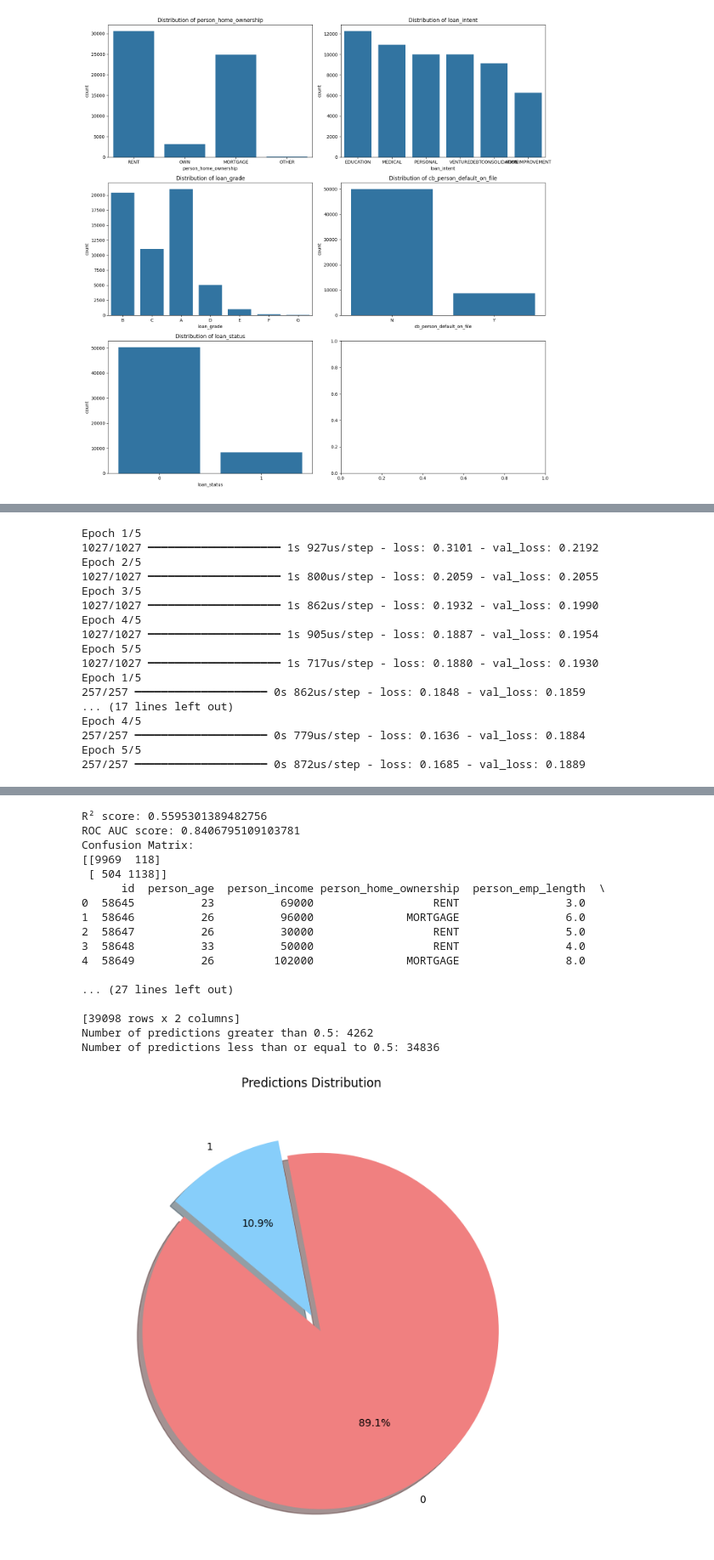
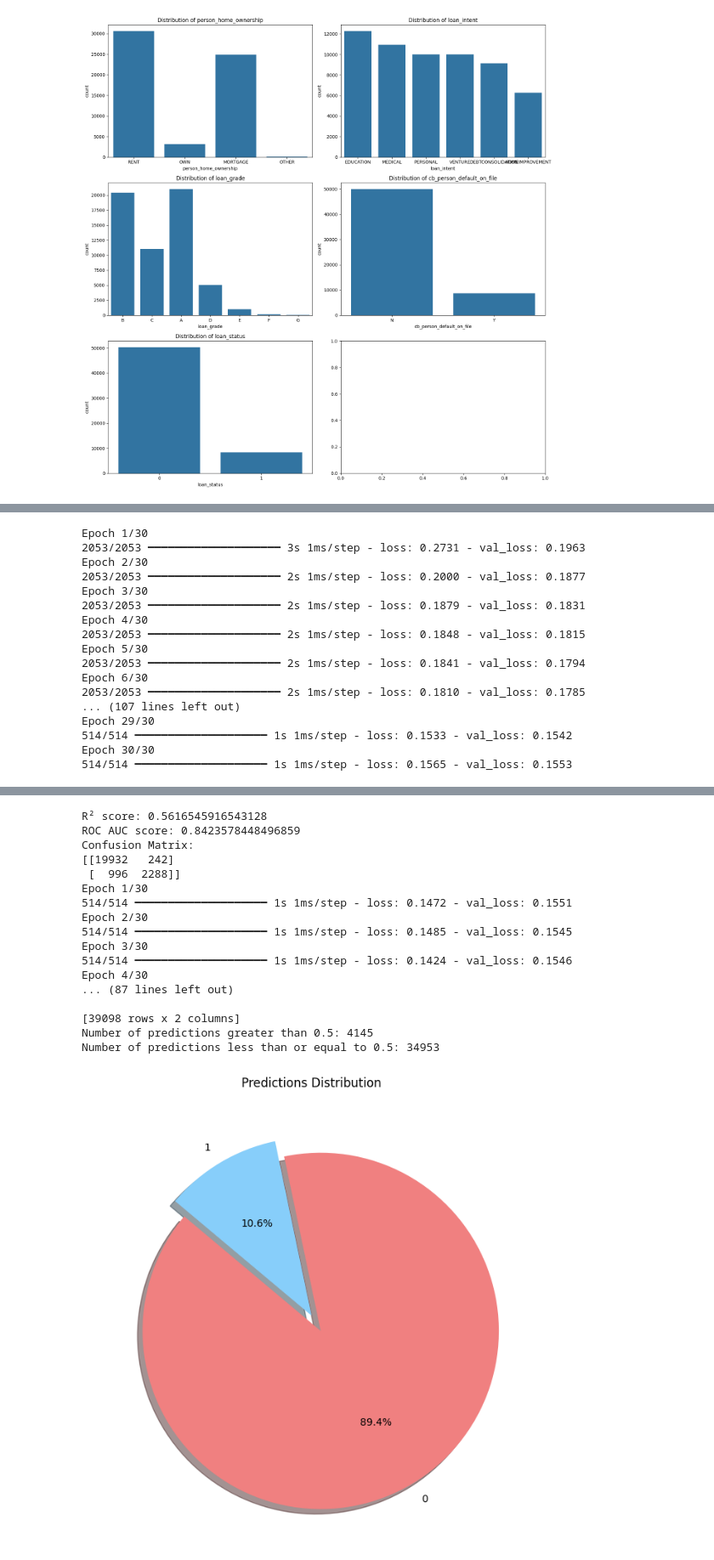
Before and after one commit to Dxuian/ml, a Jupyter notebook: resume/a.ipynb, the cells around one changed output, grey strips where cells are left out. Shown at 85% size. Saved outputs shown, nothing was run; the diff lists cells and outputs as text; code cells hidden in the pictures.

```diff
--- a/resume/a.ipynb
+++ b/resume/a.ipynb
@@ -170,7 +774,7 @@ class AutoencoderModel:
 
         return autoencoder
 
-    def train(self, X_train, y_train, epochs=5, batch_size=32, validation_split=0.3):
+    def train(self, X_train, y_train, epochs=30, batch_size=32, validation_split=0.3):
         self.autoencoder.fit(X_train, y_train, epochs=epochs, batch_size=batch_size, validation_split=validation_split)
 
     def predict(self, X_test):
@@ -189,7 +793,6 @@ input_dim = X_train.shape[1]
 autoencoder_model = AutoencoderModel(input_dim)
 autoencoder_model.summary()
 autoencoder_model.train(X_train, y_train)
-autoencoder_model.train(X_test, y_test)
 
 # Predict the values using the autoencoder
 y_pred = autoencoder_model.predict(X_test)
@@ -245,6 +848,7 @@ if len(ids_test) == len(y_pred_binary):
     print(cm)
 else:
     print("Error: Lengths of ids_test and y_pred_binary do not match.")
+autoencoder_model.train(X_test, y_test)
 
 # Load the test.csv file
 test = pd.read_csv('test.csv')
@@ -329,41 +933,41 @@ Model: "functional_225"
 └─────────────────────────────────┴────────────────────────┴───────────────┘
  Total params: 1,793 (7.00 KB)
  Trainable params: 1,793 (7.00 KB)
  Non-trainable params: 0 (0.00 B)
-Epoch 1/5
-1027/1027 ━━━━━━━━━━━━━━━━━━━━ 1s 927us/step - loss: 0.3101 - val_loss: 0.2192
-Epoch 2/5
-1027/1027 ━━━━━━━━━━━━━━━━━━━━ 1s 800us/step - loss: 0.2059 - val_loss: 0.2055
-Epoch 3/5
-1027/1027 ━━━━━━━━━━━━━━━━━━━━ 1s 862us/step - loss: 0.1932 - val_loss: 0.1990
-Epoch 4/5
-1027/1027 ━━━━━━━━━━━━━━━━━━━━ 1s 905us/step - loss: 0.1887 - val_loss: 0.1954
-Epoch 5/5
-1027/1027 ━━━━━━━━━━━━━━━━━━━━ 1s 717us/step - loss: 0.1880 - val_loss: 0.1930
-Epoch 1/5
-257/257 ━━━━━━━━━━━━━━━━━━━━ 0s 862us/step - loss: 0.1848 - val_loss: 0.1859
-... (17 lines left out)
-Epoch 4/5
-257/257 ━━━━━━━━━━━━━━━━━━━━ 0s 779us/step - loss: 0.1636 - val_loss: 0.1884
-Epoch 5/5
-257/257 ━━━━━━━━━━━━━━━━━━━━ 0s 872us/step - loss: 0.1685 - val_loss: 0.1889
+Epoch 1/30
+2053/2053 ━━━━━━━━━━━━━━━━━━━━ 3s 1ms/step - loss: 0.2731 - val_loss: 0.1963
+Epoch 2/30
+2053/2053 ━━━━━━━━━━━━━━━━━━━━ 2s 1ms/step - loss: 0.2000 - val_loss: 0.1877
+Epoch 3/30
+2053/2053 ━━━━━━━━━━━━━━━━━━━━ 2s 1ms/step - loss: 0.1879 - val_loss: 0.1831
+Epoch 4/30
+2053/2053 ━━━━━━━━━━━━━━━━━━━━ 2s 1ms/step - loss: 0.1848 - val_loss: 0.1815
+Epoch 5/30
+2053/2053 ━━━━━━━━━━━━━━━━━━━━ 2s 1ms/step - loss: 0.1841 - val_loss: 0.1794
+Epoch 6/30
+2053/2053 ━━━━━━━━━━━━━━━━━━━━ 2s 1ms/step - loss: 0.1810 - val_loss: 0.1785
+... (107 lines left out)
+Epoch 29/30
+514/514 ━━━━━━━━━━━━━━━━━━━━ 1s 1ms/step - loss: 0.1533 - val_loss: 0.1542
+Epoch 30/30
+514/514 ━━━━━━━━━━━━━━━━━━━━ 1s 1ms/step - loss: 0.1565 - val_loss: 0.1553
 [figure]
-R² score: 0.5595301389482756
-ROC AUC score: 0.8406795109103781
+R² score: 0.5616545916543128
+ROC AUC score: 0.8423578448496859
 Confusion Matrix:
-[[9969  118]
- [ 504 1138]]
-      id  person_age  person_income person_home_ownership  person_emp_length  \
-0  58645          23          69000                  RENT                3.0
-1  58646          26          96000              MORTGAGE                6.0
-2  58647          26          30000                  RENT                5.0
-3  58648          33          50000                  RENT                4.0
-4  58649          26         102000              MORTGAGE                8.0
-
-... (27 lines left out)
+[[19932   242]
+ [  996  2288]]
+Epoch 1/30
+514/514 ━━━━━━━━━━━━━━━━━━━━ 1s 1ms/step - loss: 0.1472 - val_loss: 0.1551
+Epoch 2/30
+514/514 ━━━━━━━━━━━━━━━━━━━━ 1s 1ms/step - loss: 0.1485 - val_loss: 0.1545
+Epoch 3/30
+514/514 ━━━━━━━━━━━━━━━━━━━━ 1s 1ms/step - loss: 0.1424 - val_loss: 0.1546
+Epoch 4/30
+... (87 lines left out)
 
 [39098 rows x 2 columns]
-Number of predictions greater than 0.5: 4262
-Number of predictions less than or equal to 0.5: 34836
+Number of predictions greater than 0.5: 4145
+Number of predictions less than or equal to 0.5: 34953
-[figure, old version]
+[figure, new version]
 # %%
```
Also changed, not shown: parts of 22 cells of this notebook, 11 other files.
